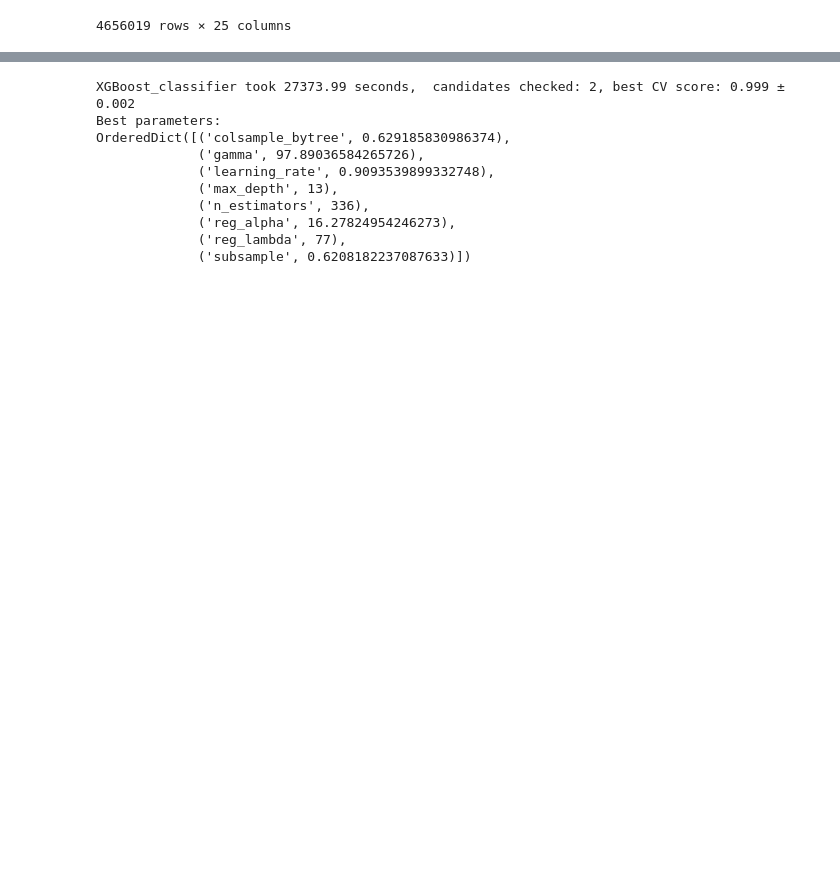
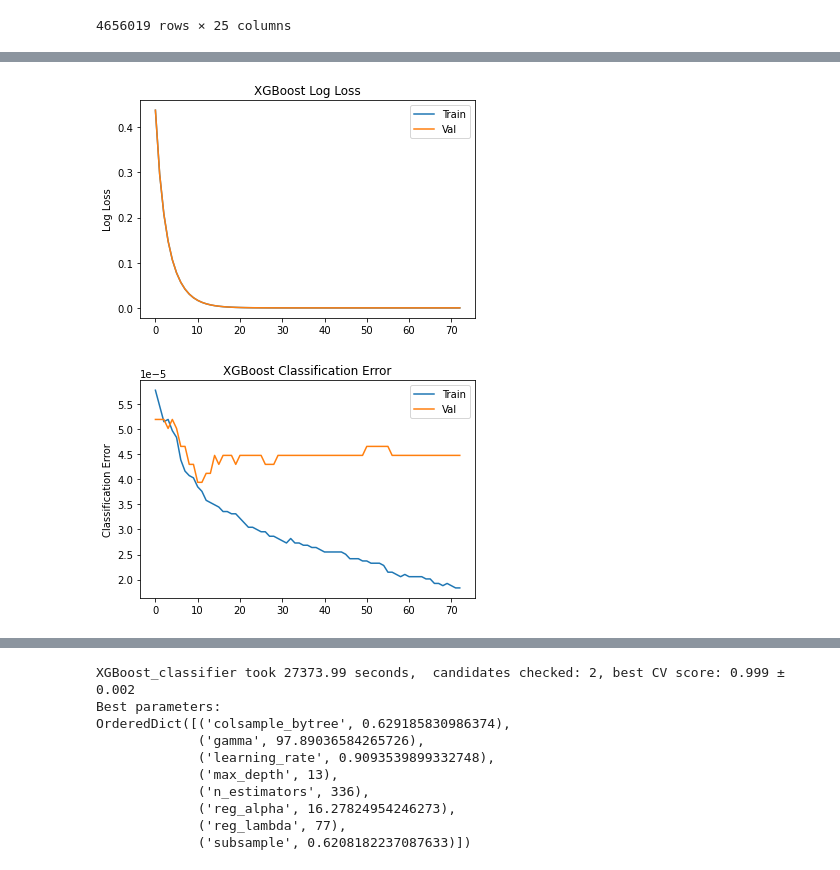
Before and after one commit to TingWeee/SNVcallingAlgo, a Jupyter notebook: GradientBoosting.ipynb, the cells around one changed output, grey strips where cells are left out. Saved outputs shown, nothing was run; the diff lists cells and outputs as text; code cells hidden in the pictures; blank space fills up the shorter version.

```diff
--- a/GradientBoosting.ipynb
+++ b/GradientBoosting.ipynb
@@ -272,0 +111,4 @@ OrderedDict([('colsample_bytree', 0.7654820824760737),
+# %%
+from sklearn.model_selection import train_test_split
+
+X_train, X_test, y_train, y_test = train_test_split(newn_X, y, test_size=0.4)
@@ -272,0 +470,25 @@ OrderedDict([('colsample_bytree', 0.7654820824760737),
+# %%
+# retrieve model performance
+results = model_d.evals_result()
+epochs = len(results['validation_0']['error'])
+x_axis = range(0, epochs)
+from matplotlib import pyplot
+# plot log loss
+fig, ax = pyplot.subplots()
+ax.plot(x_axis, results['validation_0']['logloss'], label='Train')
+ax.plot(x_axis, results['validation_1']['logloss'], label='Val')
+ax.legend()
+pyplot.ylabel('Log Loss')
+pyplot.title('XGBoost Log Loss')
+pyplot.show()
+# plot classification error
+fig, ax = pyplot.subplots()
+ax.plot(x_axis, results['validation_0']['error'], label='Train')
+ax.plot(x_axis, results['validation_1']['error'], label='Val')
+ax.legend()
+pyplot.ylabel('Classification Error')
+pyplot.title('XGBoost Classification Error')
+pyplot.show()
+# %% [output]
+[figure, added]
+[figure, added]
```
Also changed, not shown: parts of 112 cells of this notebook.
